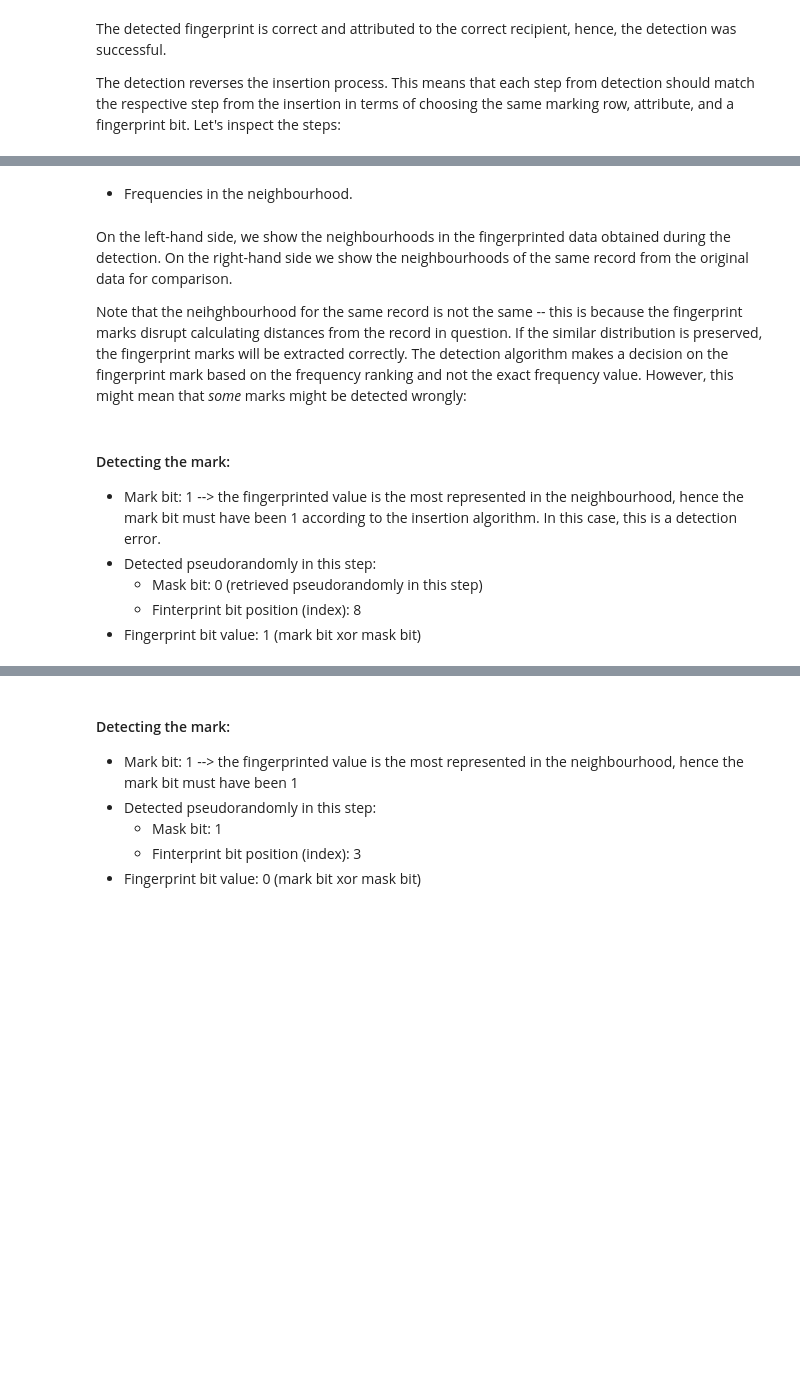
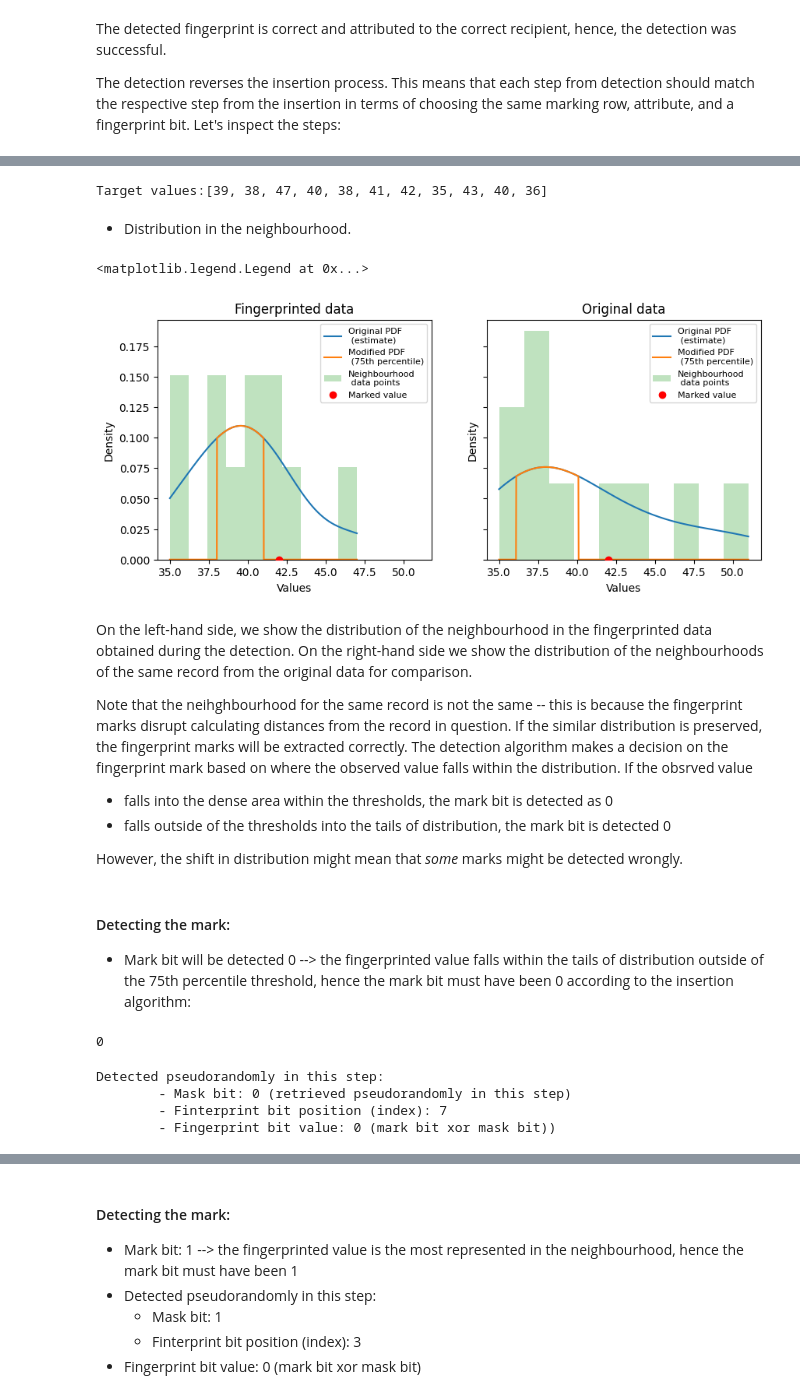
Before and after one commit to tanjascats/NCorr-FP, a Jupyter notebook: NCorrFP-demo-continuous.ipynb, the cells around one changed output, grey strips where cells are left out. Cells and saved outputs as stored; diff of their text form; code cells hidden in the pictures; blank space fills up the shorter version.

Commit message:
Bug fix with detection of fingeprirnt in continuous variable

```diff
--- a/NCorrFP-demo-continuous.ipynb
+++ b/NCorrFP-demo-continuous.ipynb
@@ -334,2 +412,4 @@ fingerprinted_data.iloc[[0]]
+# %%
+fingerprinted_value = fingerprinted_data.iloc[det_iter_log[0]['row_index']][det_iter_log[0]['attribute']]
 # %% [markdown]
 #### Neighbourhood:
@@ -342,2 +441,7 @@ fingerprinted_data.iloc[det_iter_log[0]['neighbors']]
+# %%
+target_values_det = list(dataset.iloc[det_iter_log[0]['neighbors']][det_iter_log[0]['attribute']])
+print('Target values:' + str(target_values_det))
+# %% [output]
+Target values:[39, 38, 47, 40, 38, 41, 42, 35, 43, 40, 36]
 # %% [markdown]
-- Frequencies in the neighbourhood.
+- Distribution in the neighbourhood.
@@ -344,24 +467,39 @@ fingerprinted_data.iloc[det_iter_log[0]['neighbors']]
+# %%
+x_det, pdf_values_det, masked_pdf_det = values_for_plot_distribution(target_values_det)
+# %%
+target_values_ins = list(dataset.iloc[iter_log[0]['neighbors']][iter_log[0]['attribute']])
+x_ins, pdf_values_ins, masked_pdf_ins = values_for_plot_distribution(target_values_ins)
 # %%
-fig, axs = plt.subplots(1, 2, sharey=True, figsize=(10,4))
+fig, axs = plt.subplots(1, 2, sharey=True, sharex=True, figsize=(10,4))
 
-axs[0].bar(list(det_iter_log[0]['frequencies'].keys()), list(det_iter_log[0]['frequencies'].values()), align='center')
-axs[0].set_xticks(list(det_iter_log[0]['frequencies'].keys()))
-axs[0].set_ylabel('% in neighbourhood')
-axs[0].set_xlabel('value of \'deg-malig\' in the neighbourhood\n (Fingerprinted data)')
-axs[0].grid(axis='y')
+axs[0].plot(x_det, pdf_values_det, label='Original PDF\n (estimate)')
+axs[0].plot(x_det, masked_pdf_det, label='Modified PDF\n ({}th percentile)'.format(int(100*0.75)))
+axs[0].hist(target_values_det, bins=10, density=True, alpha=0.3, label='Neighbourhood\n data points')
+axs[0].scatter(fingerprinted_value, 0, color='red', label='Marked value', zorder=5)
+axs[0].set_ylabel('Density')
+axs[0].set_xlabel('Values')
+axs[0].set_title('Fingerprinted data')
+axs[0].legend(prop={'size': 8})
 
-axs[1].bar(list(iter_log[0]['frequencies'].keys()), list(iter_log[0]['frequencies'].values()), align='center')
-axs[1].set_xticks(list(iter_log[0]['frequencies'].keys()))
-axs[1].set_xlabel('value of \'deg-malig\' in the neighbourhood\n (Original dataset)')
-axs[1].grid(axis='y')
+axs[1].plot(x_ins, pdf_values_ins, label='Original PDF\n (estimate)')
+axs[1].plot(x_ins, masked_pdf_ins, label='Modified PDF\n ({}th percentile)'.format(int(100*0.75)))
+axs[1].hist(target_values_ins, bins=10, density=True, alpha=0.3, label='Neighbourhood\n data points')
+axs[1].scatter(iter_log[0]['new_value'], 0, color='red', label='Marked value', zorder=5)
+axs[1].set_ylabel('Density')
+axs[1].set_xlabel('Values')
+axs[1].set_title('Original data')
+axs[1].legend(prop={'size': 8})
+# %% [output]
+<matplotlib.legend.Legend at 0x...>
+[figure, added]
 # %% [markdown]
-On the left-hand side, we show the neighbourhoods in the fingerprinted data obtained during the detection. On the right-hand side we show the neighbourhoods of the same record from the original data for comparison.
+On the left-hand side, we show the distribution of the neighbourhood in the fingerprinted data obtained during the detection. On the right-hand side we show the distribution of the neighbourhoods of the same record from the original data for comparison.
 
-Note that the neihghbourhood for the same record is not the same -- this is because the fingerprint marks disrupt calculating distances from the record in question. If the similar distribution is preserved, the fingerprint marks will be extracted correctly. The detection algorithm makes a decision on the fingerprint mark based on the frequency ranking and not the exact frequency value. However, this might mean that _some_ marks might be detected wrongly:
+Note that the neihghbourhood for the same record is not the same -- this is because the fingerprint marks disrupt calculating distances from the record in question. If the similar distribution is preserved, the fingerprint marks will be extracted correctly. The detection algorithm makes a decision on the fingerprint mark based on where the observed value falls within the distribution. If the obsrved value
+- falls into the dense area within the thresholds, the mark bit is detected as 0
+- falls outside of the thresholds into the tails of distribution, the mark bit is detected 0
+
+However, the shift in distribution might mean that _some_ marks might be detected wrongly.
 # %% [markdown]
 #### Detecting the mark:
-- Mark bit: 1 --> the fingerprinted value is the most represented in the neighbourhood, hence the mark bit must have been 1 according to the insertion algorithm. In this case, this is a detection error.
-- Detected pseudorandomly in this step:
-    - Mask bit: 0 (retrieved pseudorandomly in this step)
-    - Finterprint bit position (index): 8
-- Fingerprint bit value: 1 (mark bit xor mask bit)
+- Mark bit will be detected 0 --> the fingerprinted value falls within the tails of distribution outside of the 75th percentile threshold, hence the mark bit must have been 0 according to the insertion algorithm:
@@ -376 +506,15 @@ Image("NCorrFP_scheme/figures/CorNN-demo-Votes-step1.png")
+# %%
+det_iter_log[0]['mark_bit'] # --> 0
+# %% [output]
+0
+# %%
+print("Detected pseudorandomly in this step:")
+print("\t- Mask bit: {} (retrieved pseudorandomly in this step)".format(det_iter_log[0]['mask_bit']))
+print("\t- Finterprint bit position (index): {}".format(det_iter_log[0]['fingerprint_idx']))
+print("\t- Fingerprint bit value: {} (mark bit xor mask bit))".format(det_iter_log[0]['fingerprint_bit']))
+# %% [output]
+Detected pseudorandomly in this step:
+        - Mask bit: 0 (retrieved pseudorandomly in this step)
+        - Finterprint bit position (index): 7
+        - Fingerprint bit value: 0 (mark bit xor mask bit))
 # %% [markdown]
```
Also changed, not shown: parts of 82 cells of this notebook, 2 other files.
